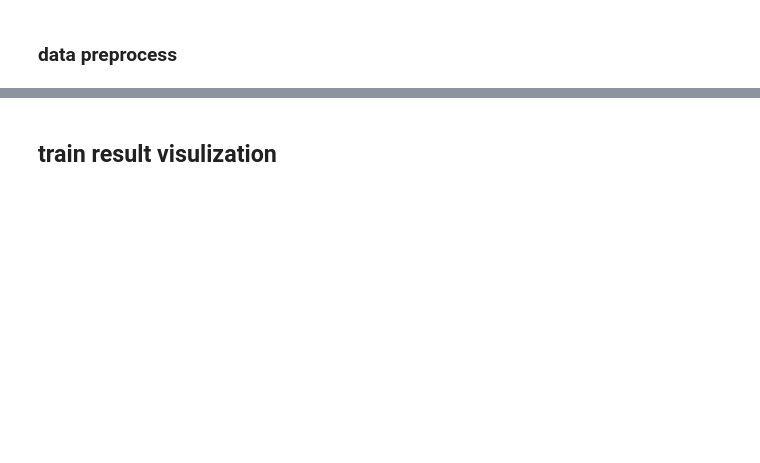
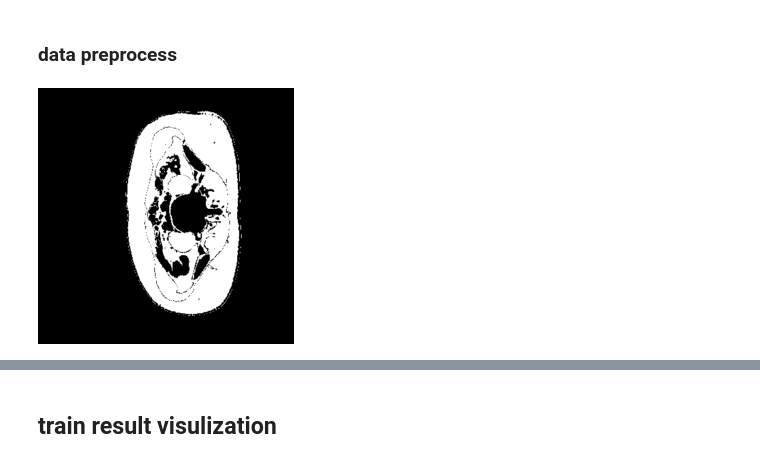
Before and after one commit to dacon-ai/torso-ct, a Jupyter notebook: ct_unet_torch.ipynb, the cells around one changed output, grey strips where cells are left out. Saved outputs shown, nothing was run; the diff lists cells and outputs as text; code cells hidden in the pictures; blank space fills up the shorter version.

```diff
--- a/ct_unet_torch.ipynb
+++ b/ct_unet_torch.ipynb
@@ -103,0 +143,4 @@ train_meta
+# %%
+target_mask
+# %% [output]
+[figure, added]
```
Also changed, not shown: parts of 21 cells of this notebook.
